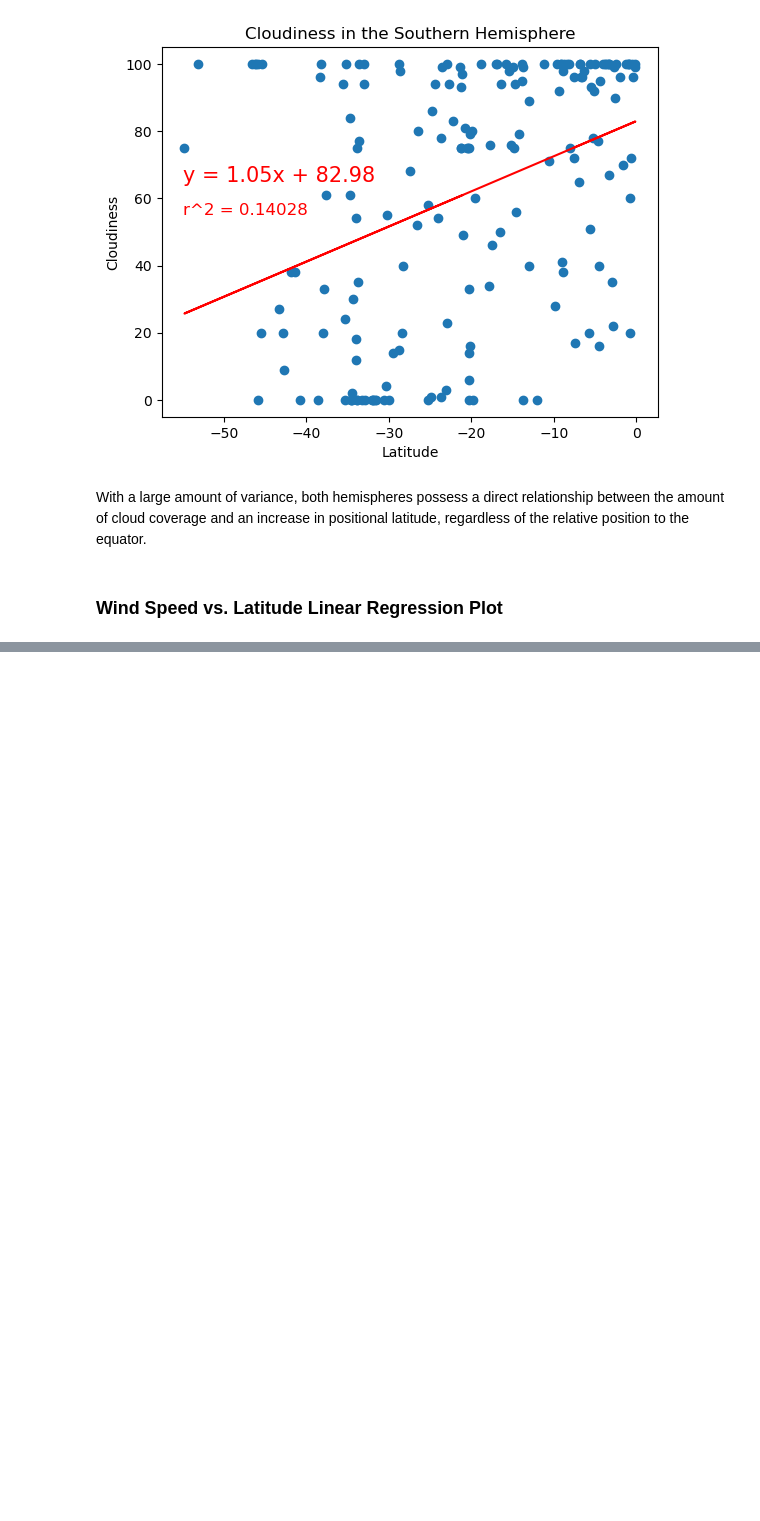
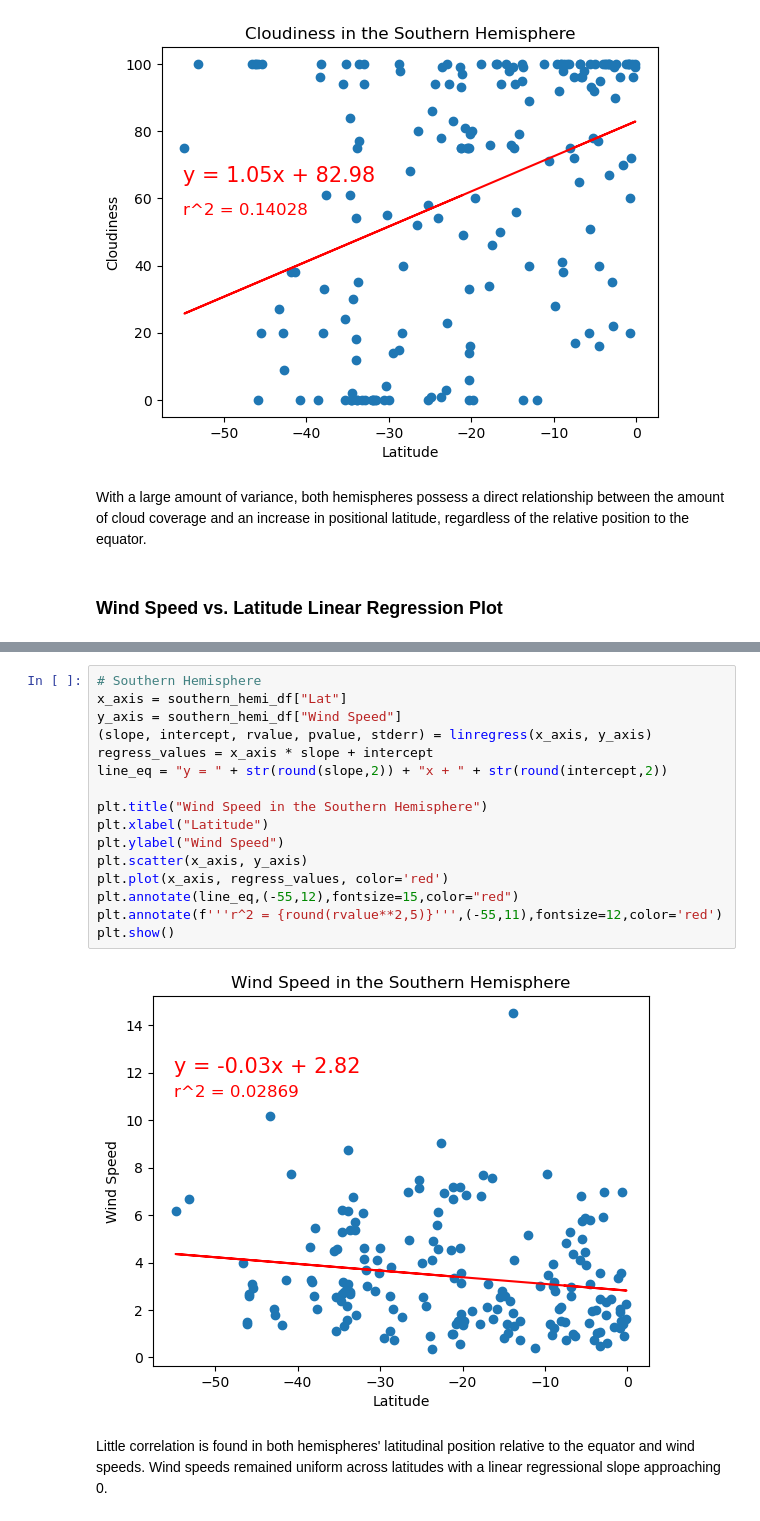
Before and after one commit to ShoaibFarooqui/python-api-challenge, a Jupyter notebook: Weather-API-Demo/starter_code/WeatherPy.ipynb, the cells around one changed output, grey strips where cells are left out. Saved outputs shown, nothing was run; the diff lists cells and outputs as text; blank space fills up the shorter version.

```diff
--- a/Weather-API-Demo/starter_code/WeatherPy.ipynb
+++ b/Weather-API-Demo/starter_code/WeatherPy.ipynb
@@ -433,0 +444,20 @@ With a large amount of variance, both hemispheres possess a direct relationship
+# %%
+# Southern Hemisphere
+x_axis = southern_hemi_df["Lat"]
+y_axis = southern_hemi_df["Wind Speed"]
+(slope, intercept, rvalue, pvalue, stderr) = linregress(x_axis, y_axis)
+regress_values = x_axis * slope + intercept
+line_eq = "y = " + str(round(slope,2)) + "x + " + str(round(intercept,2))
+
+plt.title("Wind Speed in the Southern Hemisphere")
+plt.xlabel("Latitude")
+plt.ylabel("Wind Speed")
+plt.scatter(x_axis, y_axis)
+plt.plot(x_axis, regress_values, color='red')
+plt.annotate(line_eq,(-55,12),fontsize=15,color="red")
+plt.annotate(f'''r^2 = {round(rvalue**2,5)}''',(-55,11),fontsize=12,color='red')
+plt.show()
+# %% [output]
+[figure, added]
+# %% [markdown]
+Little correlation is found in both hemispheres' latitudinal position relative to the equator and wind speeds. Wind speeds remained uniform across latitudes with a linear regressional slope approaching 0.
```
Also changed, not shown: parts of 4 cells of this notebook.
